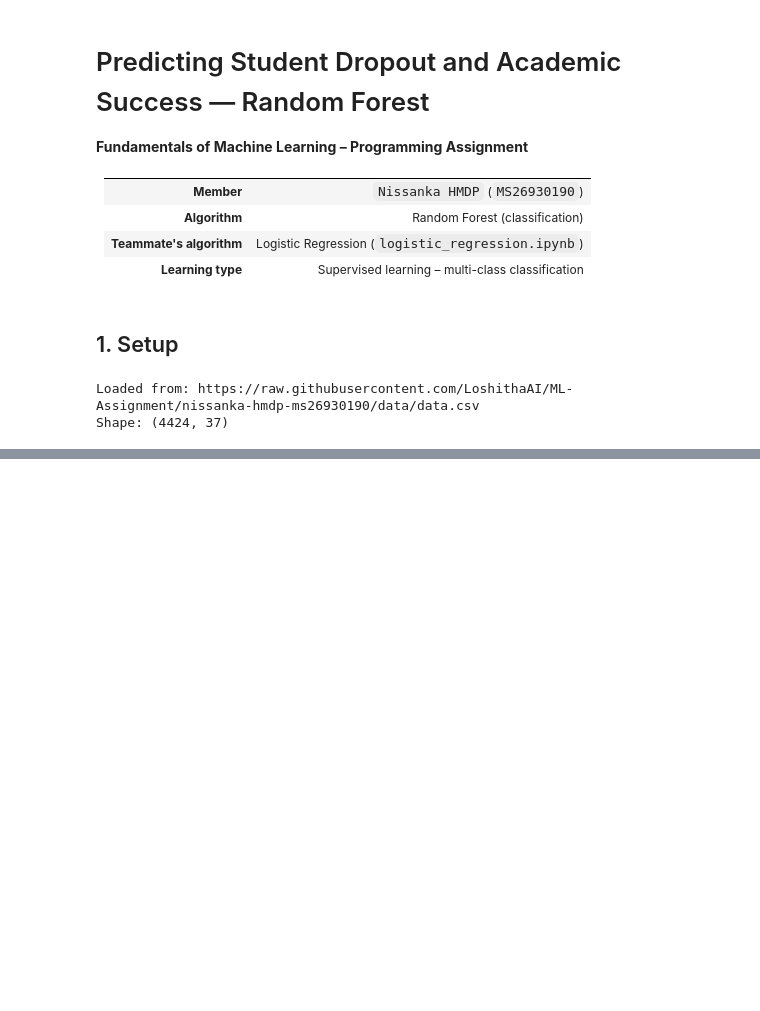
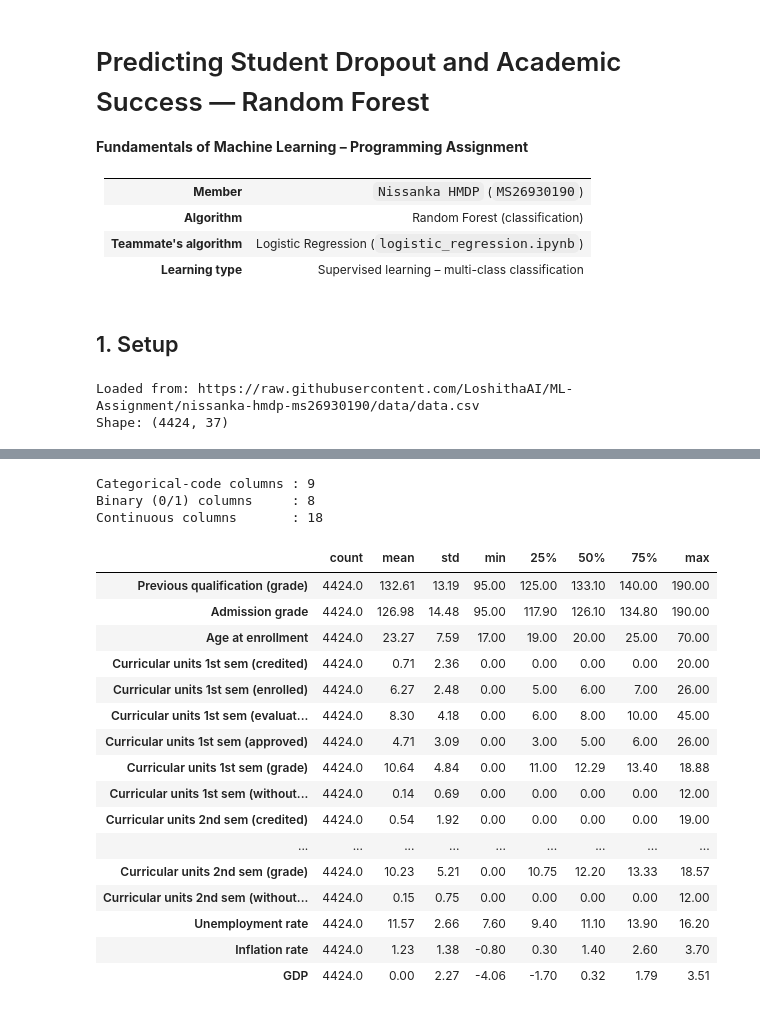
Before and after one commit to LoshithaAI/ML-Assignment, a Jupyter notebook: notebooks/random_forest.ipynb, the cells around one changed output, grey strips where cells are left out. Cells and saved outputs as stored; diff of their text form; code cells hidden in the pictures; blank space fills up the shorter version.

```diff
--- a/notebooks/random_forest.ipynb
+++ b/notebooks/random_forest.ipynb
@@ -70,0 +135,32 @@ Shape: (4424, 37)
+# %%
+# Group the columns by type
+cat_cols = ["Marital status", "Application mode", "Course", "Previous qualification", "Nacionality",
+            "Mother's qualification", "Father's qualification", "Mother's occupation", "Father's occupation"]
+binary_cols = [c for c in df.columns if c not in cat_cols + ["Target"] and df[c].nunique() <= 2]
+num_cols = [c for c in df.columns if c not in cat_cols + binary_cols + ["Target", "Application order"]]
+
+print("Categorical-code columns :", len(cat_cols))
+print("Binary (0/1) columns     :", len(binary_cols))
+print("Continuous columns       :", len(num_cols))
+df[num_cols].describe().T.round(2)
+# %% [output]
+Categorical-code columns : 9
+Binary (0/1) columns     : 8
+Continuous columns       : 18
+|  | count | mean | std | min | 25% | 50% | 75% | max |
+| Previous qualification (grade) | 4424.0 | 132.61 | 13.19 | 95.00 | 125.00 | 133.10 | 140.00 | 190.00 |
+| Admission grade | 4424.0 | 126.98 | 14.48 | 95.00 | 117.90 | 126.10 | 134.80 | 190.00 |
+| Age at enrollment | 4424.0 | 23.27 | 7.59 | 17.00 | 19.00 | 20.00 | 25.00 | 70.00 |
+| Curricular units 1st sem (credited) | 4424.0 | 0.71 | 2.36 | 0.00 | 0.00 | 0.00 | 0.00 | 20.00 |
+| Curricular units 1st sem (enrolled) | 4424.0 | 6.27 | 2.48 | 0.00 | 5.00 | 6.00 | 7.00 | 26.00 |
+| Curricular units 1st sem (evaluat... | 4424.0 | 8.30 | 4.18 | 0.00 | 6.00 | 8.00 | 10.00 | 45.00 |
+| Curricular units 1st sem (approved) | 4424.0 | 4.71 | 3.09 | 0.00 | 3.00 | 5.00 | 6.00 | 26.00 |
+| Curricular units 1st sem (grade) | 4424.0 | 10.64 | 4.84 | 0.00 | 11.00 | 12.29 | 13.40 | 18.88 |
+| Curricular units 1st sem (without... | 4424.0 | 0.14 | 0.69 | 0.00 | 0.00 | 0.00 | 0.00 | 12.00 |
+| Curricular units 2nd sem (credited) | 4424.0 | 0.54 | 1.92 | 0.00 | 0.00 | 0.00 | 0.00 | 19.00 |
+| ... | ... | ... | ... | ... | ... | ... | ... | ... |
+| Curricular units 2nd sem (grade) | 4424.0 | 10.23 | 5.21 | 0.00 | 10.75 | 12.20 | 13.33 | 18.57 |
+| Curricular units 2nd sem (without... | 4424.0 | 0.15 | 0.75 | 0.00 | 0.00 | 0.00 | 0.00 | 12.00 |
+| Unemployment rate | 4424.0 | 11.57 | 2.66 | 7.60 | 9.40 | 11.10 | 13.90 | 16.20 |
+| Inflation rate | 4424.0 | 1.23 | 1.38 | -0.80 | 0.30 | 1.40 | 2.60 | 3.70 |
+| GDP | 4424.0 | 0.00 | 2.27 | -4.06 | -1.70 | 0.32 | 1.79 | 3.51 |
```
Also changed, not shown: parts of 4 cells of this notebook.
